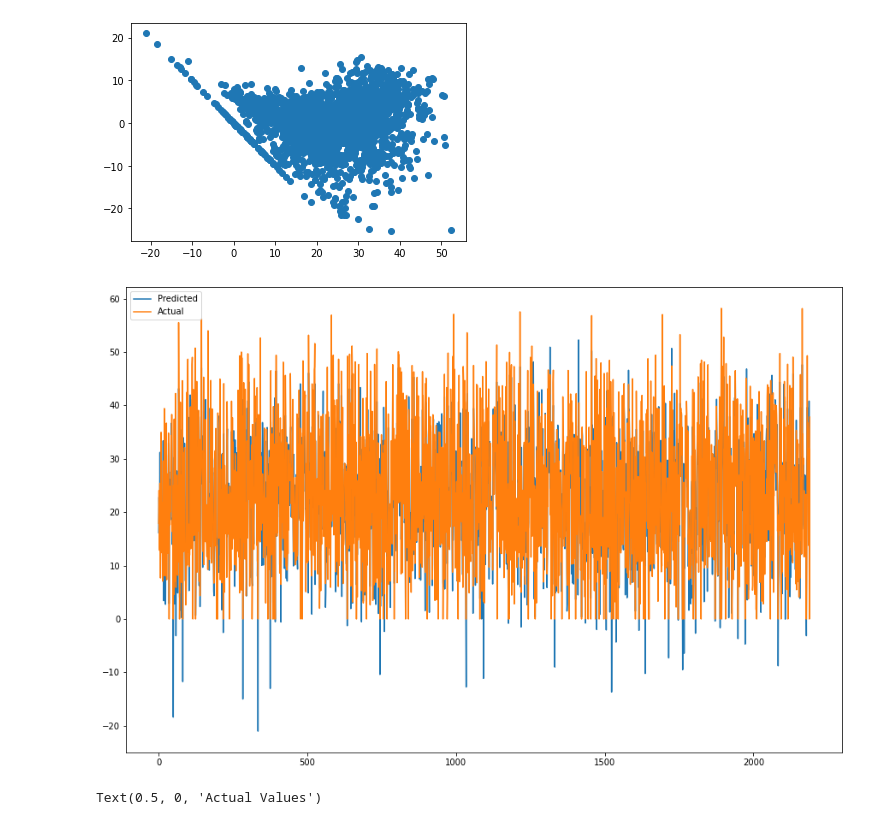
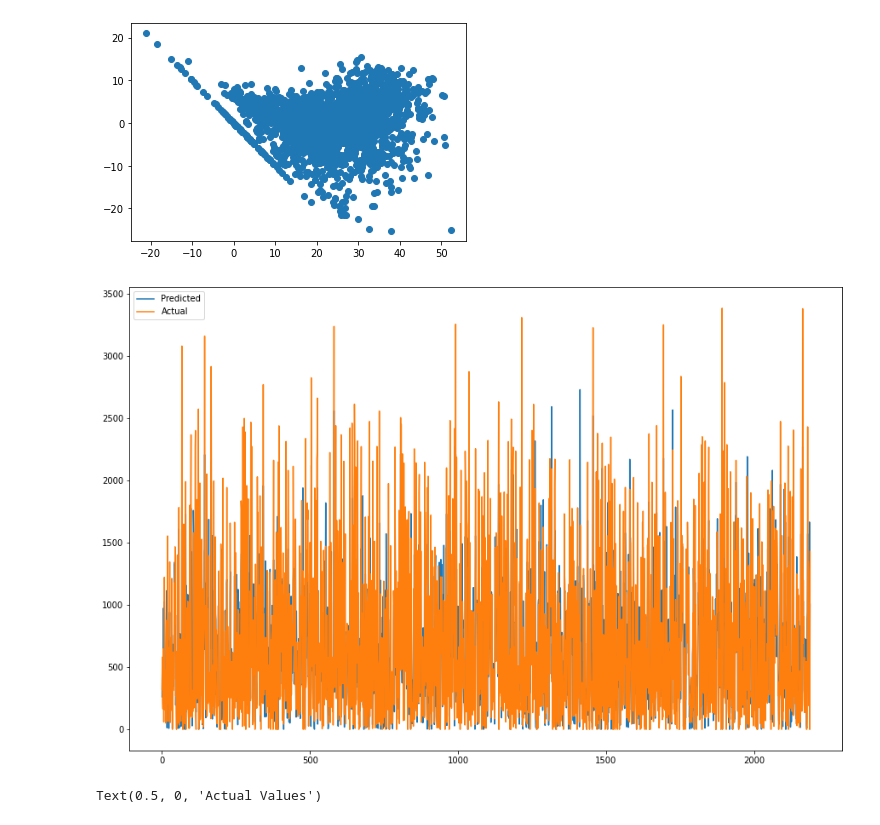
Before and after one commit to ShubhKjoshi/Bike_sharing_demand_prediction_Capstone-_project_Regression, a Jupyter notebook: Bike_Sharing_Demand_Prediction_Capstone_Project.ipynb, the cells around one changed output. Saved outputs shown, nothing was run; the diff lists cells and outputs as text; code cells hidden in the pictures.

```diff
--- a/Bike_Sharing_Demand_Prediction_Capstone_Project.ipynb
+++ b/Bike_Sharing_Demand_Prediction_Capstone_Project.ipynb
@@ -1020,12 +1037,12 @@ plt.scatter((y_pred_test_ridge),(y_test)-(y_pred_test_ridge))
 # %%
 #Plotting the figure
 plt.figure(figsize=(15,10))
-plt.plot(((y_pred_test_ridge)))
-plt.plot((np.array((y_test))))
+plt.plot(((y_pred_test_ridge)**2))
+plt.plot((np.array((y_test)**2)))
 plt.legend(["Predicted","Actual"])
 plt.show()
 # %% [output]
-[figure, old version]
+[figure, new version]
 # %%
 #visualizing the predictions
 sns.scatterplot(x=y_pred_test_ridge,y=y_test)
```
Also changed, not shown: parts of 58 cells of this notebook.
